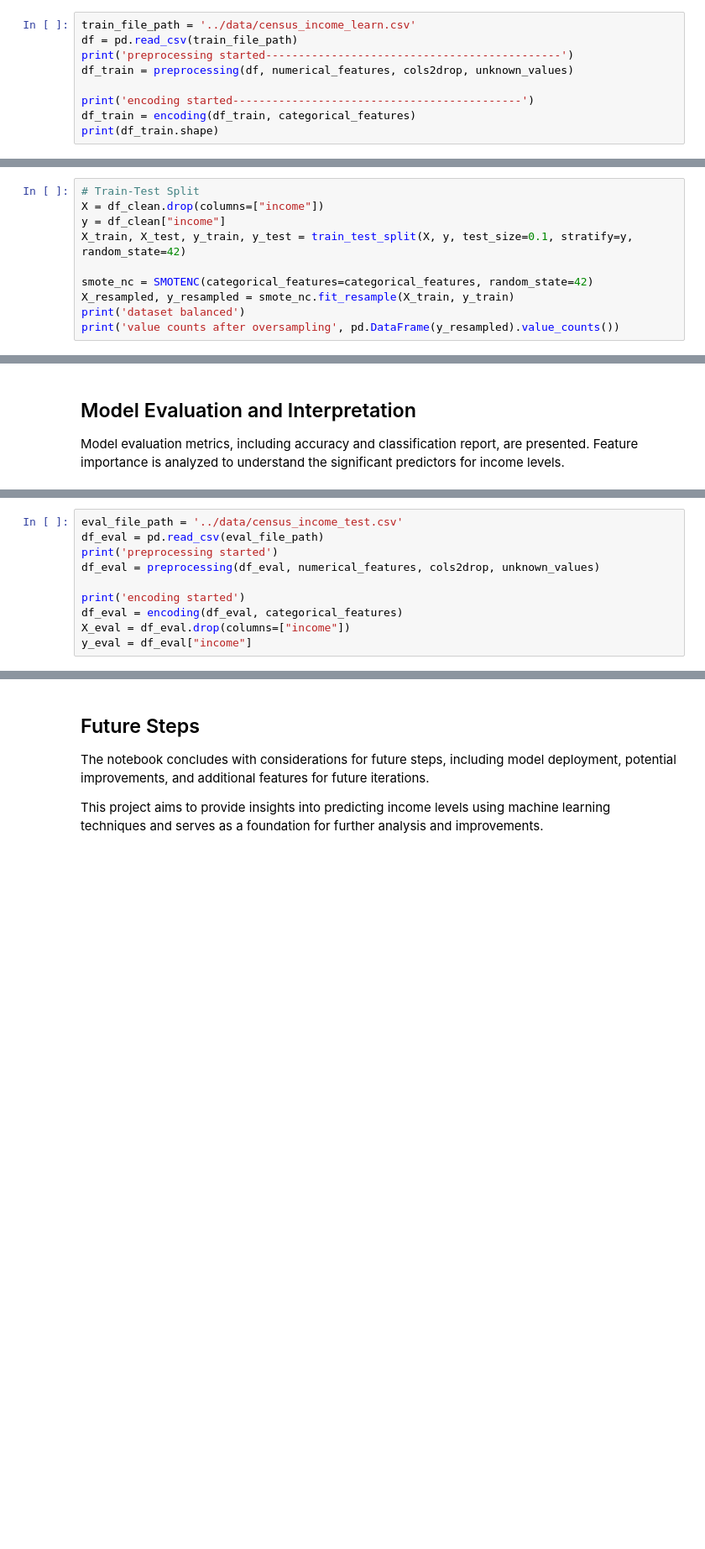
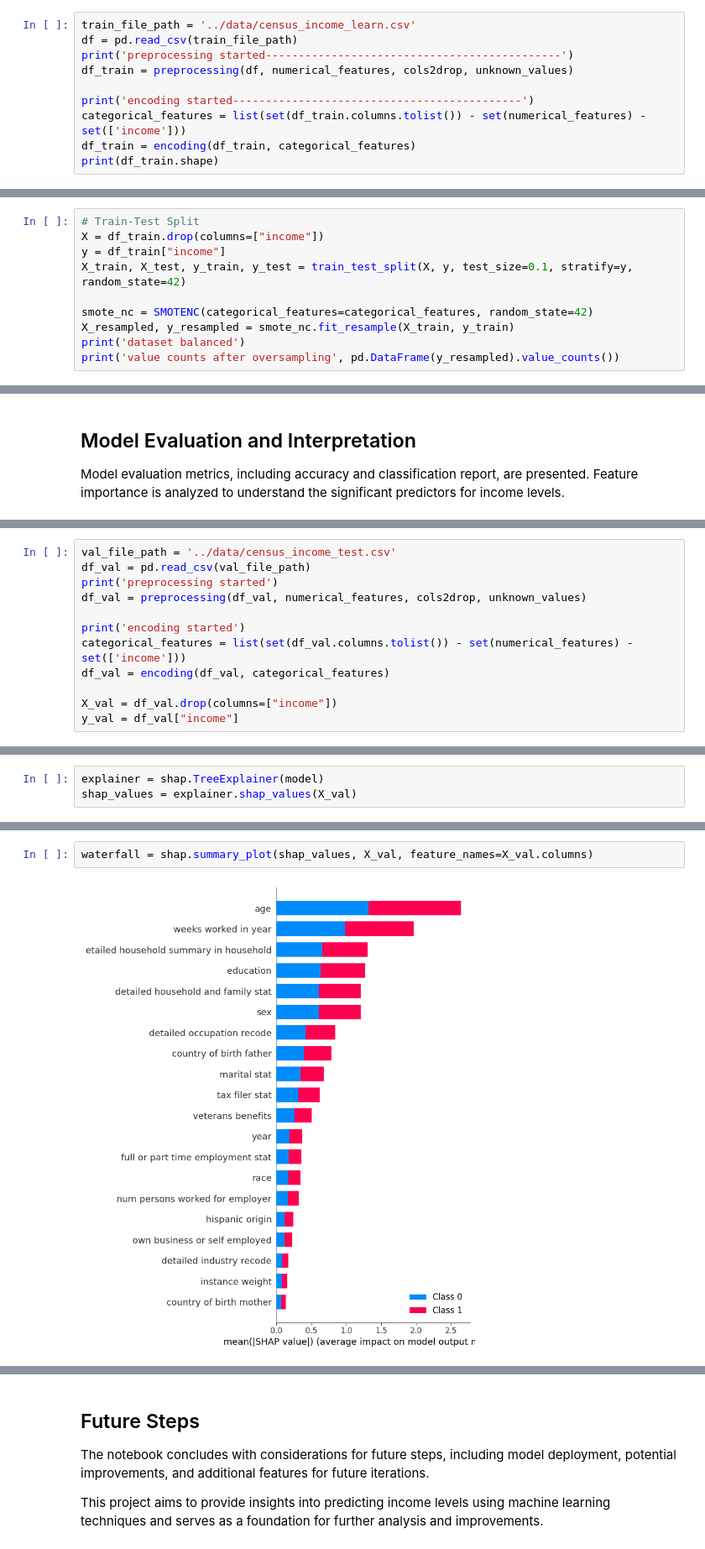
Before and after one commit to rashidis/Income-Level-Prediction-US-Census-binary-classification, a Jupyter notebook: notebooks/Modeling.ipynb, the cells around one changed output, grey strips where cells are left out. Shown: that part at 84% size. Saved outputs shown, nothing was run; the diff lists cells and outputs as text; blank space fills up the shorter version.

```diff
--- a/notebooks/Modeling.ipynb
+++ b/notebooks/Modeling.ipynb
@@ -150,6 +155,7 @@ print('preprocessing started---------------------------------------------')
 df_train = preprocessing(df, numerical_features, cols2drop, unknown_values)
 
 print('encoding started--------------------------------------------')
+categorical_features = list(set(df_train.columns.tolist()) - set(numerical_features) - set(['income']))
 df_train = encoding(df_train, categorical_features)
 print(df_train.shape)
 # %% [output]
@@ -203,7 +186,7 @@ def downsample(X_train, y_train, coef):
 # %%
 # Train-Test Split
-X = df_clean.drop(columns=["income"])
-y = df_clean["income"]
+X = df_train.drop(columns=["income"])
+y = df_train["income"]
 X_train, X_test, y_train, y_test = train_test_split(X, y, test_size=0.1, stratify=y, random_state=42)
 
 smote_nc = SMOTENC(categorical_features=categorical_features, random_state=42)
@@ -305,10 +327,12 @@ plt.show()
 # %%
-eval_file_path = '../data/census_income_test.csv'
-df_eval = pd.read_csv(eval_file_path)
+val_file_path = '../data/census_income_test.csv'
+df_val = pd.read_csv(val_file_path)
 print('preprocessing started')
-df_eval = preprocessing(df_eval, numerical_features, cols2drop, unknown_values)
+df_val = preprocessing(df_val, numerical_features, cols2drop, unknown_values)
 
 print('encoding started')
-df_eval = encoding(df_eval, categorical_features)
-X_eval = df_eval.drop(columns=["income"])
-y_eval = df_eval["income"]
+categorical_features = list(set(df_val.columns.tolist()) - set(numerical_features) - set(['income']))
+df_val = encoding(df_val, categorical_features)
+
+X_val = df_val.drop(columns=["income"])
+y_val = df_val["income"]
@@ -317,0 +372,3 @@ print("\nClassification Report:\n", classification_report(y_eval, y_pred_eval))
+# %%
+explainer = shap.TreeExplainer(model)
+shap_values = explainer.shap_values(X_val)
@@ -317,0 +377,4 @@ print("\nClassification Report:\n", classification_report(y_eval, y_pred_eval))
+# %%
+waterfall = shap.summary_plot(shap_values, X_val, feature_names=X_val.columns)
+# %% [output]
+[figure, added]
```
Also changed, not shown: parts of 17 cells of this notebook.
